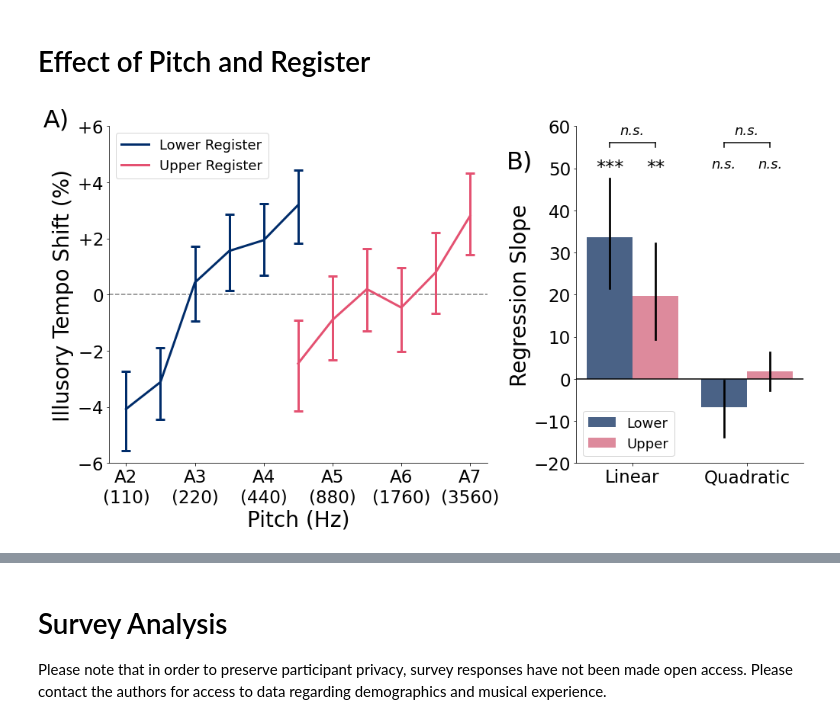
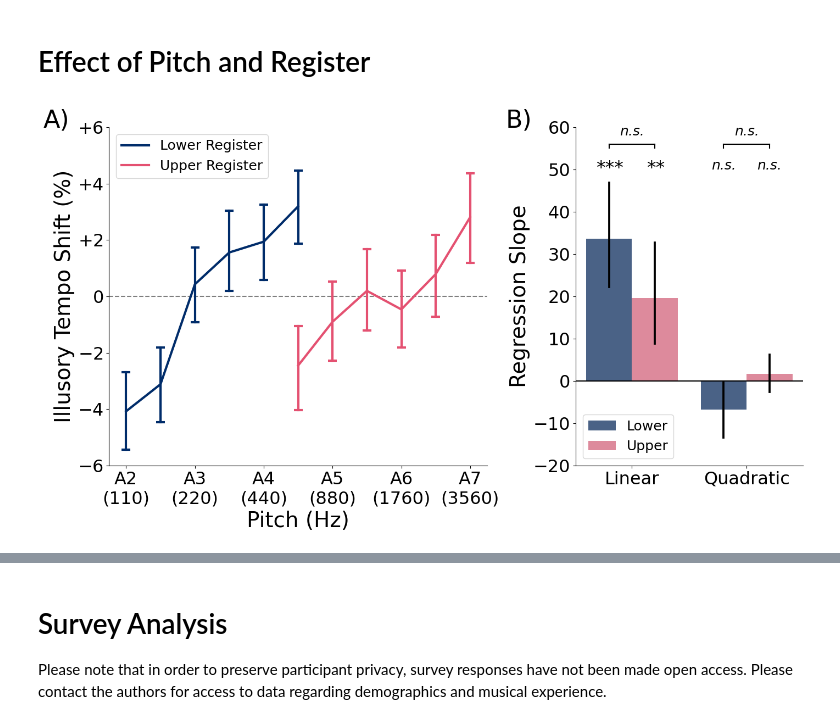
Before and after one commit to jpazdera/IllusoryTempo, a Jupyter notebook: E5/analysis/Analysis (ITSR).ipynb, the cells around one changed output, grey strips where cells are left out. Cells and saved outputs as stored; diff of their text form; code cells hidden in the pictures.

Commit message:
Corrected figure label location

```diff
--- a/E5/analysis/Analysis (ITSR).ipynb
+++ b/E5/analysis/Analysis (ITSR).ipynb
@@ -210,35 +210,35 @@ sns.barplot(x='coeff', y='value', hue='r', data=coeffs_long[coeffs_long['coeff']
 plt.axhline(0, ls='-', c=text_color, alpha=1)
 
 # Significance
 plt.text(-.195, 49, '***', fontsize=24, ha='center')
 plt.text(.205, 49, '**', fontsize=24, ha='center')
 plt.text(0, 58, 'n.s.', fontsize=18, ha='center', style='italic')
 plt.plot([-.2, .2], [56, 56], c=text_color)
 plt.plot([-.2, -.2], [55, 56], c=text_color)
 plt.plot([.2, .2], [55, 56], c=text_color)
 
 plt.text(.8, 50, 'n.s.', fontsize=18, ha='center', style='italic')
 plt.text(1.2, 50, 'n.s.', fontsize=18, ha='center', style='italic')
 plt.text(1, 58, 'n.s.', fontsize=18, ha='center', style='italic')
 plt.plot([.8, 1.2], [56, 56], c=text_color)
 plt.plot([.8, .8], [55, 56], c=text_color)
 plt.plot([1.2, 1.2], [55, 56], c=text_color)
 
 # Formatting
-plt.text(-1.1, 50, 'B)', fontsize=32)
+plt.text(-1.1, 60, 'B)', fontsize=32)
 handles, _ = plt.gca().get_legend_handles_labels()
 plt.legend(handles, ['Lower', 'Upper'], title='', loc='lower left')
 plt.xlabel('')
 plt.xticks(range(0, 2), ['Linear', 'Quadratic'], rotation=0)
 plt.ylabel('Regression Slope')
 plt.ylim(-20, 60)
 
 # Resize and save figure
 plt.gcf().set_size_inches(14, 8)
 plt.tight_layout()
 plt.gcf().savefig(FIGURE_PATH + 'illusory_tempo5.svg')
 # %% [output]
-[figure, old version]
+[figure, new version]
 # %%
 plt.figure()
 
```
Also changed, not shown: parts of 3 cells of this notebook, 2 other files.
